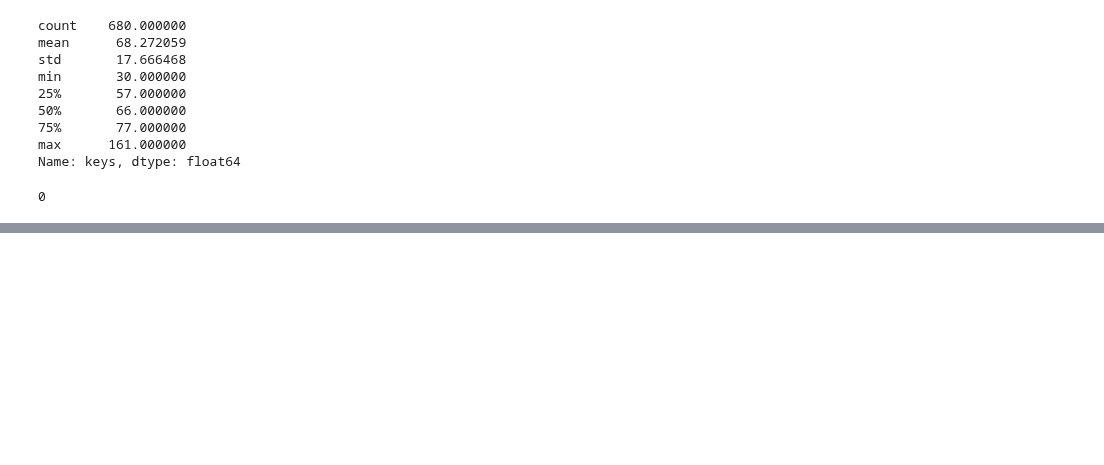
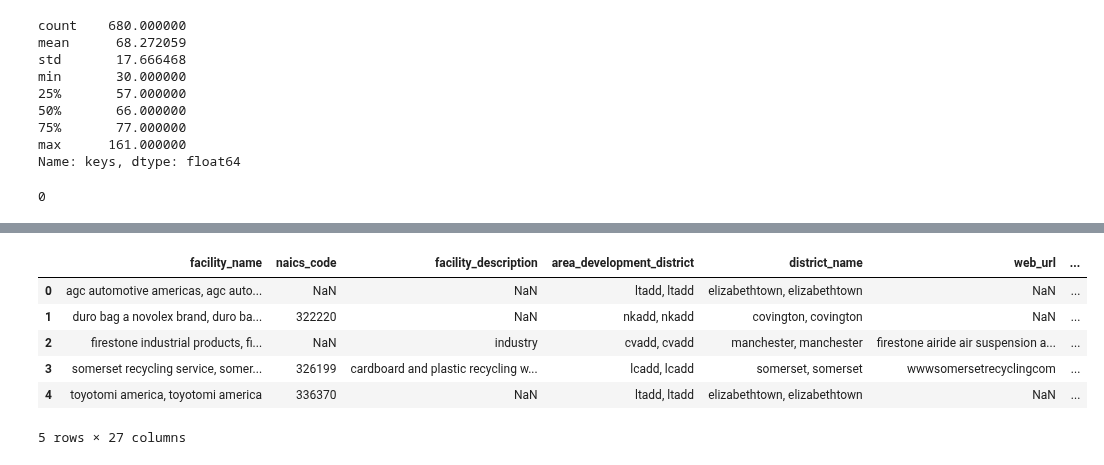
Before and after one commit to Mikes-Design/ky_traffic_analytics, a Jupyter notebook: worked_data/work.ipynb, the cells around one changed output, grey strips where cells are left out. Cells and saved outputs as stored; diff of their text form; code cells hidden in the pictures; blank space fills up the shorter version.

```diff
--- a/worked_data/work.ipynb
+++ b/worked_data/work.ipynb
@@ -1166,0 +1236,7 @@ merged_df_cleaned.head(10)
+# %%
+# Replacing blank strings with NaN in string columns
+string_cols = merged_df_cleaned.select_dtypes(include="object").columns
+
+merged_df_cleaned[string_cols] = merged_df_cleaned[string_cols].apply(
+    lambda col: col.apply(lambda x: np.nan if isinstance(x, str) and x.strip() == "" else x)
+)
@@ -1167,3 +1263,13 @@ merged_df_cleaned.head(10)
+# %%
+merged_df_cleaned.head()
+# %% [output]
+|  | facility_name | naics_code | facility_description | area_development_district | district_name | web_url | ... |
+| 0 | agc automotive americas, agc auto... | NaN | NaN | ltadd, ltadd | elizabethtown, elizabethtown | NaN | ... |
+| 1 | duro bag a novolex brand, duro ba... | 322220 | NaN | nkadd, nkadd | covington, covington | NaN | ... |
+| 2 | firestone industrial products, fi... | NaN | industry | cvadd, cvadd | manchester, manchester | firestone airide air suspension a... | ... |
+| 3 | somerset recycling service, somer... | 326199 | cardboard and plastic recycling w... | lcadd, lcadd | somerset, somerset | wwwsomersetrecyclingcom | ... |
+| 4 | toyotomi america, toyotomi america | 336370 | NaN | ltadd, ltadd | elizabethtown, elizabethtown | NaN | ... |
+5 rows × 27 columns
 # %%
 # create a copy of the cleaned DataFrame for future use
 future_df = merged_df_cleaned.copy()
```
Also changed, not shown: parts of 20 cells of this notebook.
